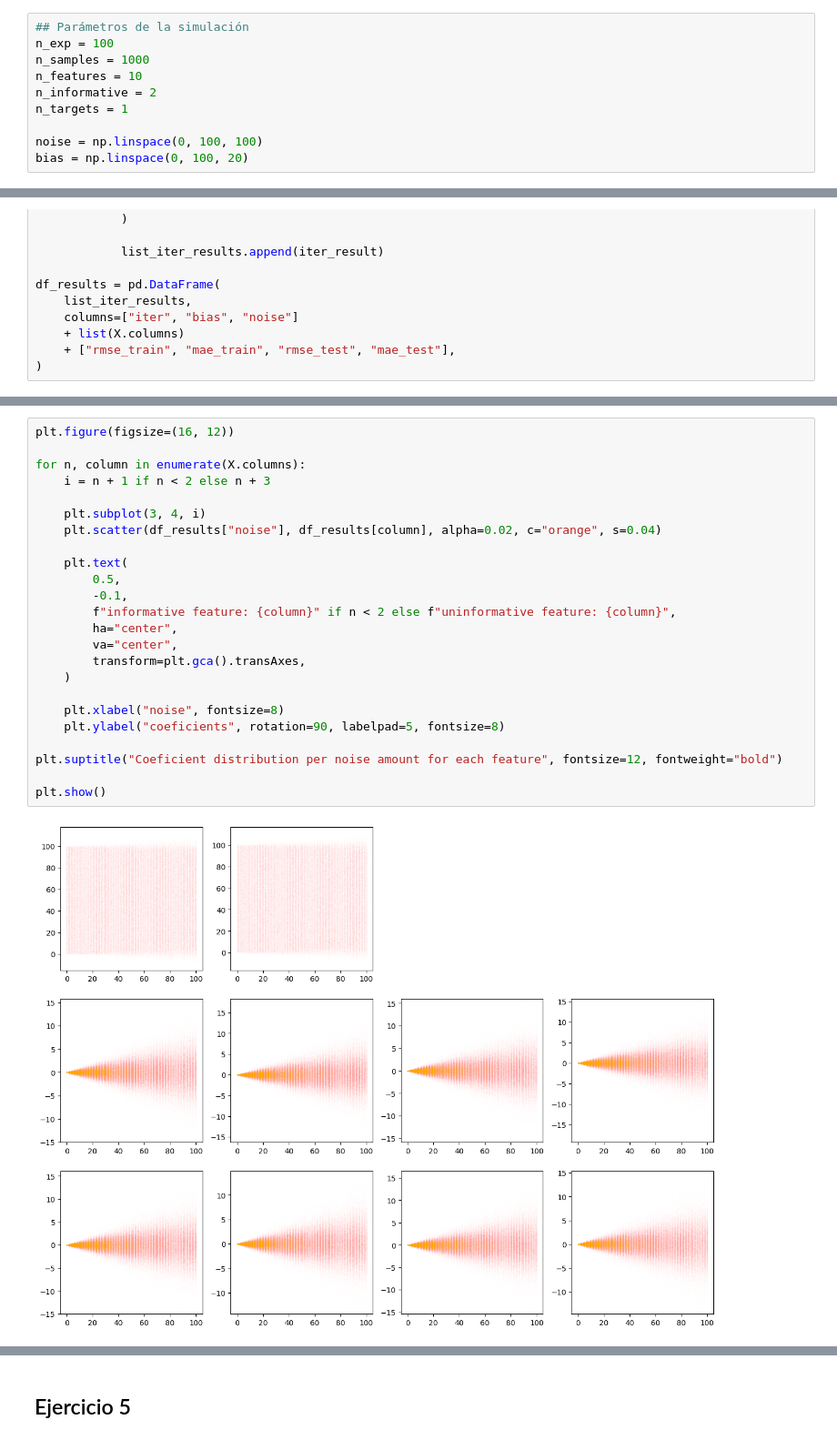
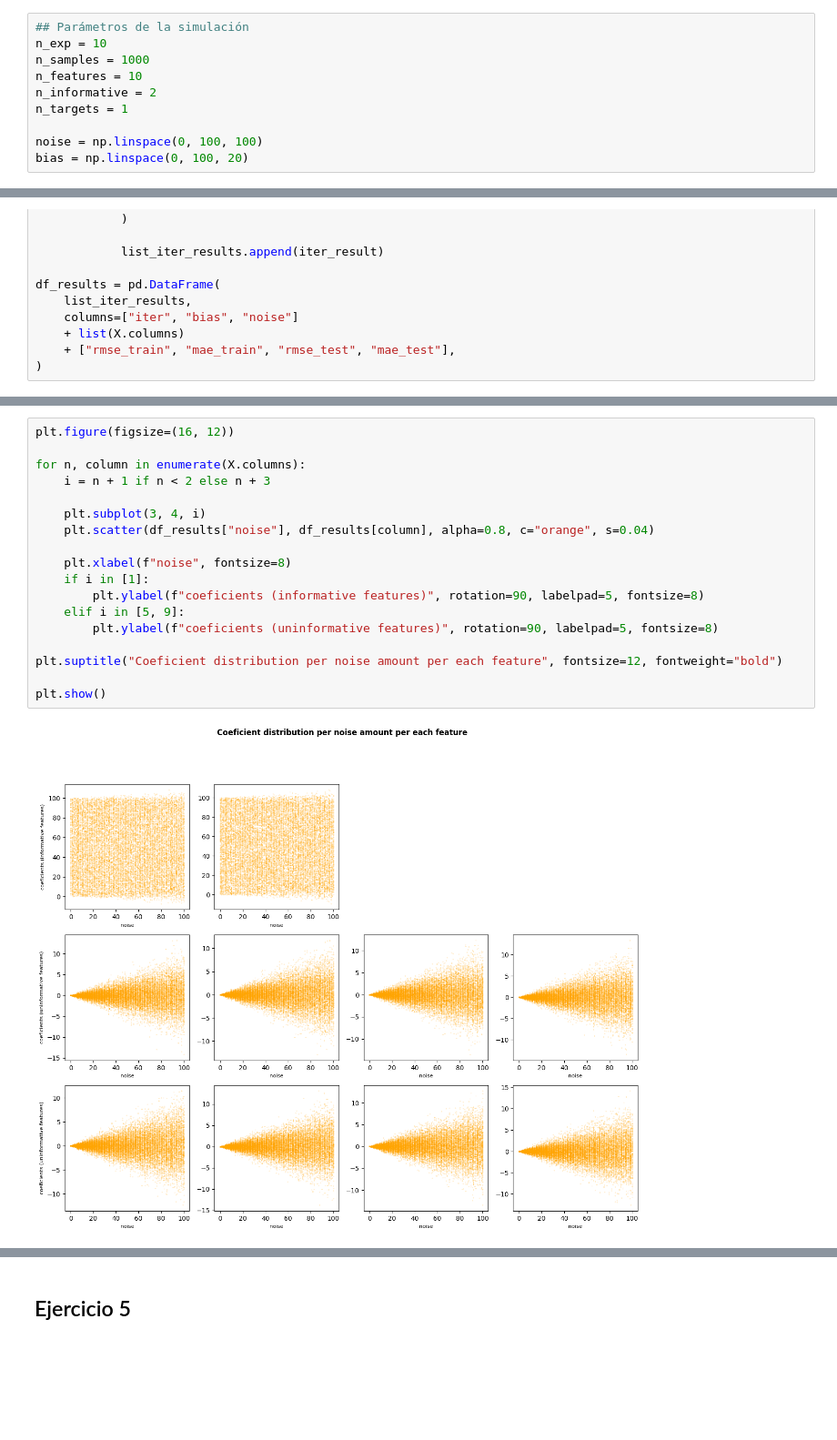
Before and after one commit to jcruz-ferreyra/CEIA_intro_ia, a Jupyter notebook: tp_integrador_resuelto/tpi_parte2_resuelto.ipynb, the cells around one changed output, grey strips where cells are left out. Shown at 91% size. Cells and saved outputs as stored; diff of their text form; blank space fills up the shorter version.

```diff
--- a/tp_integrador_resuelto/tpi_parte2_resuelto.ipynb
+++ b/tp_integrador_resuelto/tpi_parte2_resuelto.ipynb
@@ -222,7 +222,7 @@ En cada iteración de esta simulación debemos guardar:
 > ***HINT:*** Utilice las distribuciones de los coeficientes para analizar y test de hipótesis para sacar conclusiones.
 # %%
 ## Parámetros de la simulación
-n_exp = 100
+n_exp = 10
 n_samples = 1000
 n_features = 10
 n_informative = 2
@@ -296,26 +296,20 @@ df_results
 # %%
 plt.figure(figsize=(16, 12))
 
 for n, column in enumerate(X.columns):
     i = n + 1 if n < 2 else n + 3
 
     plt.subplot(3, 4, i)
-    plt.scatter(df_results["noise"], df_results[column], alpha=0.02, c="orange", s=0.04)
+    plt.scatter(df_results["noise"], df_results[column], alpha=0.8, c="orange", s=0.04)
 
-    plt.text(
-        0.5,
-        -0.1,
-        f"informative feature: {column}" if n < 2 else f"uninformative feature: {column}",
-        ha="center",
-        va="center",
-        transform=plt.gca().transAxes,
-    )
+    plt.xlabel(f"noise", fontsize=8)
+    if i in [1]:
+        plt.ylabel(f"coeficients (informative features)", rotation=90, labelpad=5, fontsize=8)
+    elif i in [5, 9]:
+        plt.ylabel(f"coeficients (uninformative features)", rotation=90, labelpad=5, fontsize=8)
 
-    plt.xlabel("noise", fontsize=8)
-    plt.ylabel("coeficients", rotation=90, labelpad=5, fontsize=8)
-
-plt.suptitle("Coeficient distribution per noise amount for each feature", fontsize=12, fontweight="bold")
+plt.suptitle("Coeficient distribution per noise amount per each feature", fontsize=12, fontweight="bold")
 
 plt.show()
 # %% [output]
-[figure, old version]
+[figure, new version]
```
Also changed, not shown: parts of 12 cells of this notebook.
